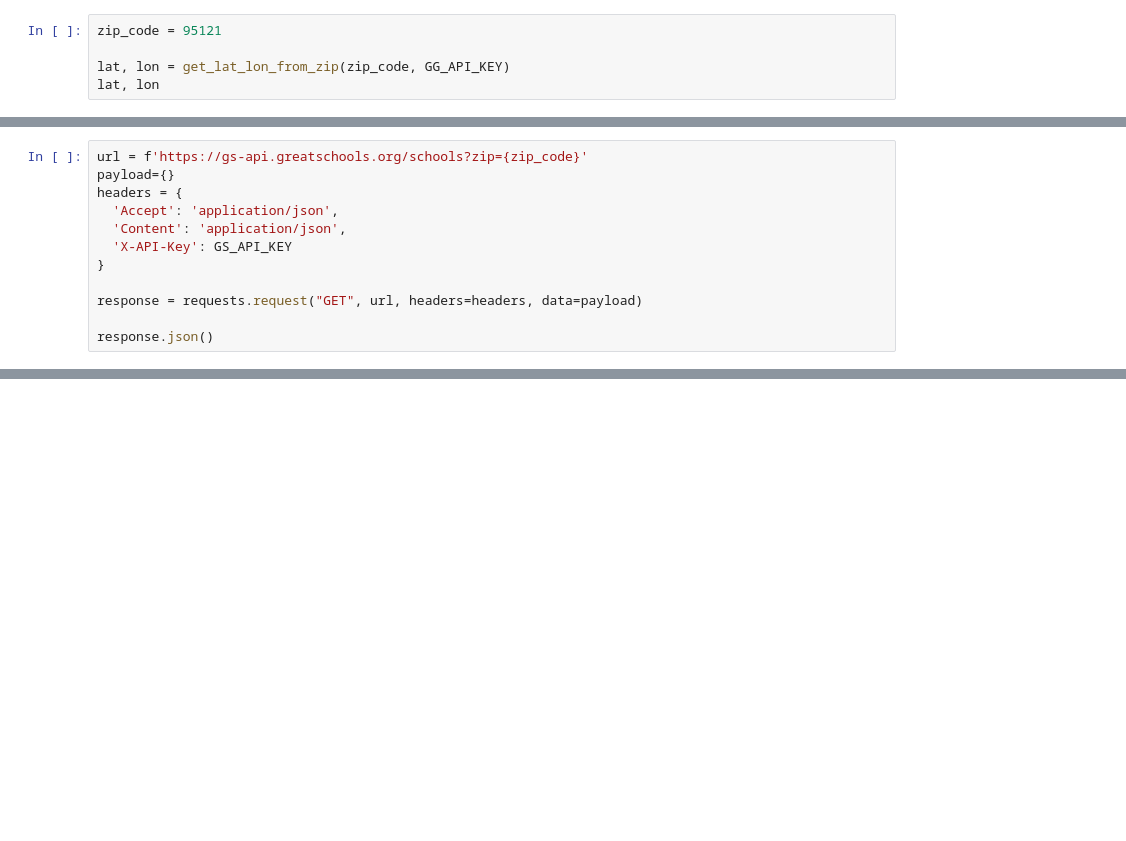
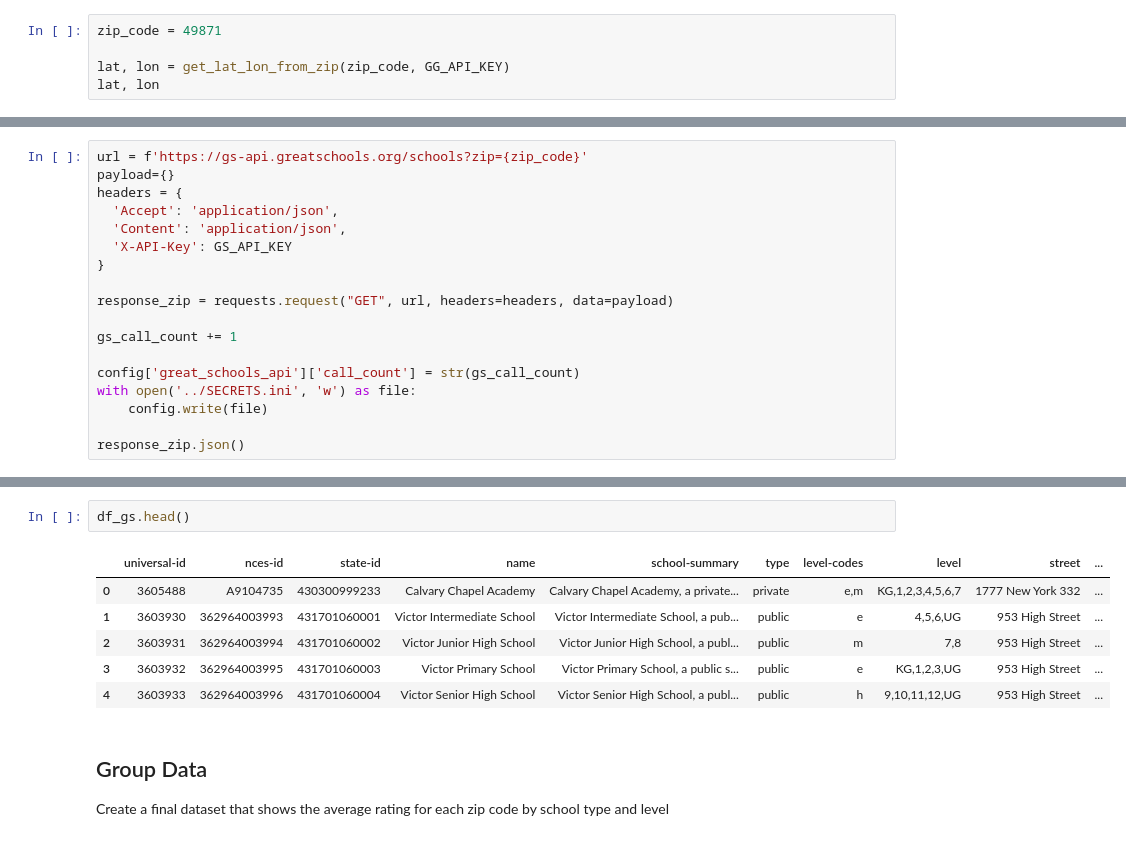
Before and after one commit to nickjwheatley/project_zipliner, a Jupyter notebook: eda/great_schools_api_explore.ipynb, the cells around one changed output, grey strips where cells are left out. Drawn from its saved outputs; the diff is of its cells as text; blank space fills up the shorter version.

```diff
--- a/eda/great_schools_api_explore.ipynb
+++ b/eda/great_schools_api_explore.ipynb
@@ -49,5 +59,5 @@ GG_API_KEY = config['google_geocode_api']['key']
 # %%
-zip_code = 95121
+zip_code = 49871
 
 lat, lon = get_lat_lon_from_zip(zip_code, GG_API_KEY)
 lat, lon
@@ -62,7 +72,13 @@ headers = {
   'X-API-Key': GS_API_KEY
 }
 
-response = requests.request("GET", url, headers=headers, data=payload)
+response_zip = requests.request("GET", url, headers=headers, data=payload)
 
-response.json()
+gs_call_count += 1
+
+config['great_schools_api']['call_count'] = str(gs_call_count)
+with open('../SECRETS.ini', 'w') as file:
+    config.write(file)
+
+response_zip.json()
 # %% [output]
@@ -115,0 +233,12 @@ response.json()
+# %%
+df_gs.head()
+# %% [output]
+|  | universal-id | nces-id | state-id | name | school-summary | type | level-codes | level | street | ... |
+| 0 | 3605488 | A9104735 | 430300999233 | Calvary Chapel Academy | Calvary Chapel Academy, a private... | private | e,m | KG,1,2,3,4,5,6,7 | 1777 New York 332 | ... |
+| 1 | 3603930 | 362964003993 | 431701060001 | Victor Intermediate School | Victor Intermediate School, a pub... | public | e | 4,5,6,UG | 953 High Street | ... |
+| 2 | 3603931 | 362964003994 | 431701060002 | Victor Junior High School | Victor Junior High School, a publ... | public | m | 7,8 | 953 High Street | ... |
+| 3 | 3603932 | 362964003995 | 431701060003 | Victor Primary School | Victor Primary School, a public s... | public | e | KG,1,2,3,UG | 953 High Street | ... |
+| 4 | 3603933 | 362964003996 | 431701060004 | Victor Senior High School | Victor Senior High School, a publ... | public | h | 9,10,11,12,UG | 953 High Street | ... |
+# %% [markdown]
+## Group Data
+Create a final dataset that shows the average rating for each zip code by school type and level
```
Also changed, not shown: parts of 32 cells of this notebook, 18 other files.
